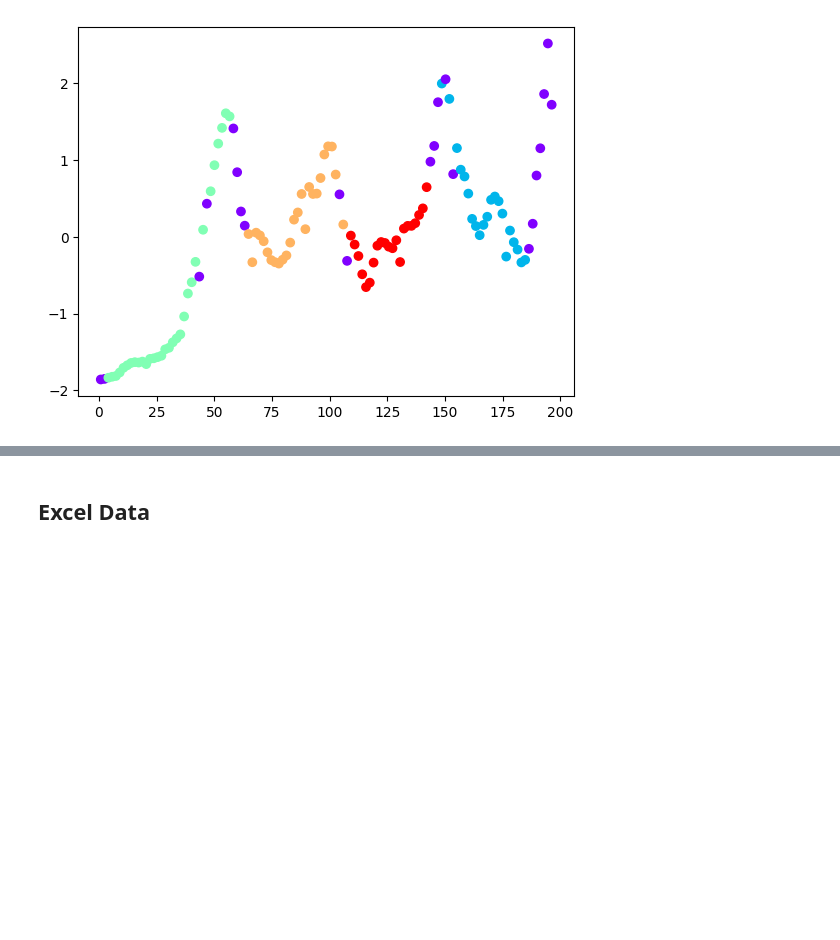
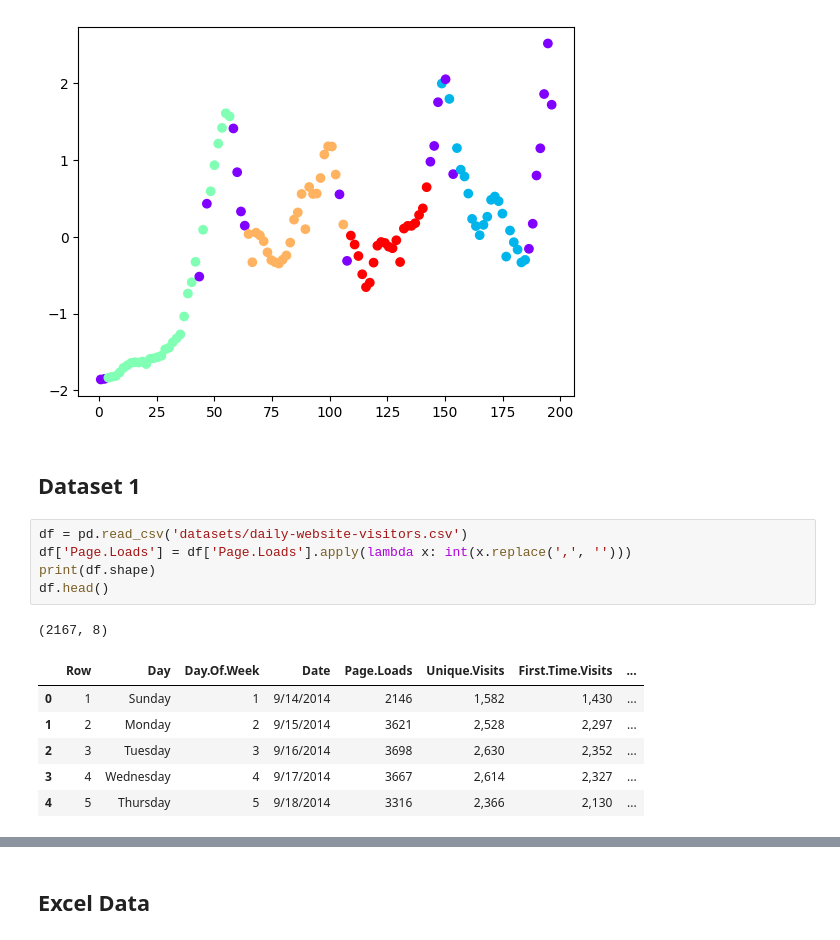
Before and after one commit to hakanotal/distributed-network-load-generator, a Jupyter notebook: notebooks/clustering.ipynb, the cells around one changed output, grey strips where cells are left out. Cells and saved outputs as stored; diff of their text form; blank space fills up the shorter version.

```diff
--- a/notebooks/clustering.ipynb
+++ b/notebooks/clustering.ipynb
@@ -143,3 +143,18 @@ plot_clusters(h, 6, 4, 'leaf')
 # %% [output]
 (120, 2)
 [figure]
+# %% [markdown]
+## Dataset 1
+# %%
+df = pd.read_csv('datasets/daily-website-visitors.csv')
+df['Page.Loads'] = df['Page.Loads'].apply(lambda x: int(x.replace(',', '')))
+print(df.shape)
+df.head()
+# %% [output]
+(2167, 8)
+|  | Row | Day | Day.Of.Week | Date | Page.Loads | Unique.Visits | First.Time.Visits | ... |
+| 0 | 1 | Sunday | 1 | 9/14/2014 | 2146 | 1,582 | 1,430 | ... |
+| 1 | 2 | Monday | 2 | 9/15/2014 | 3621 | 2,528 | 2,297 | ... |
+| 2 | 3 | Tuesday | 3 | 9/16/2014 | 3698 | 2,630 | 2,352 | ... |
+| 3 | 4 | Wednesday | 4 | 9/17/2014 | 3667 | 2,614 | 2,327 | ... |
+| 4 | 5 | Thursday | 5 | 9/18/2014 | 3316 | 2,366 | 2,130 | ... |
```
Also changed, not shown: parts of 4 cells of this notebook, 4 other files.
